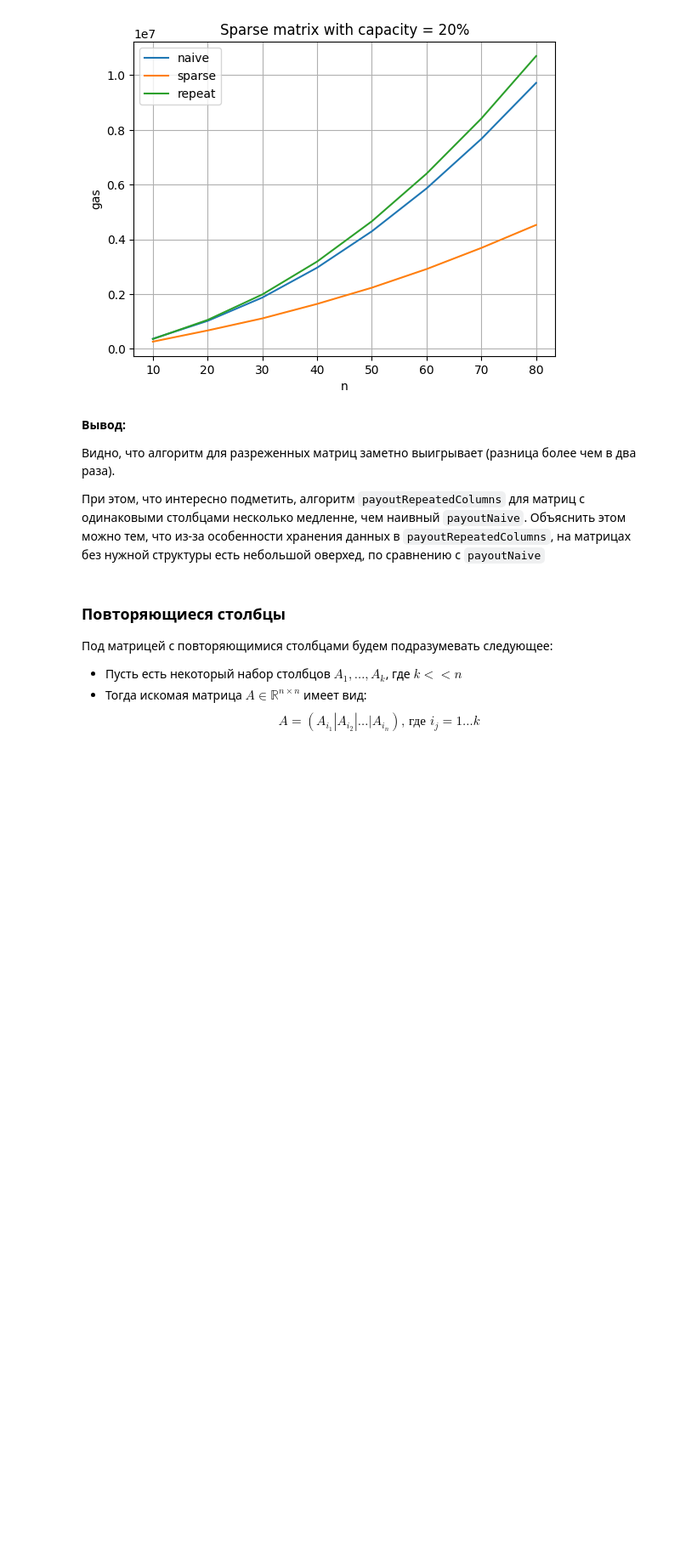
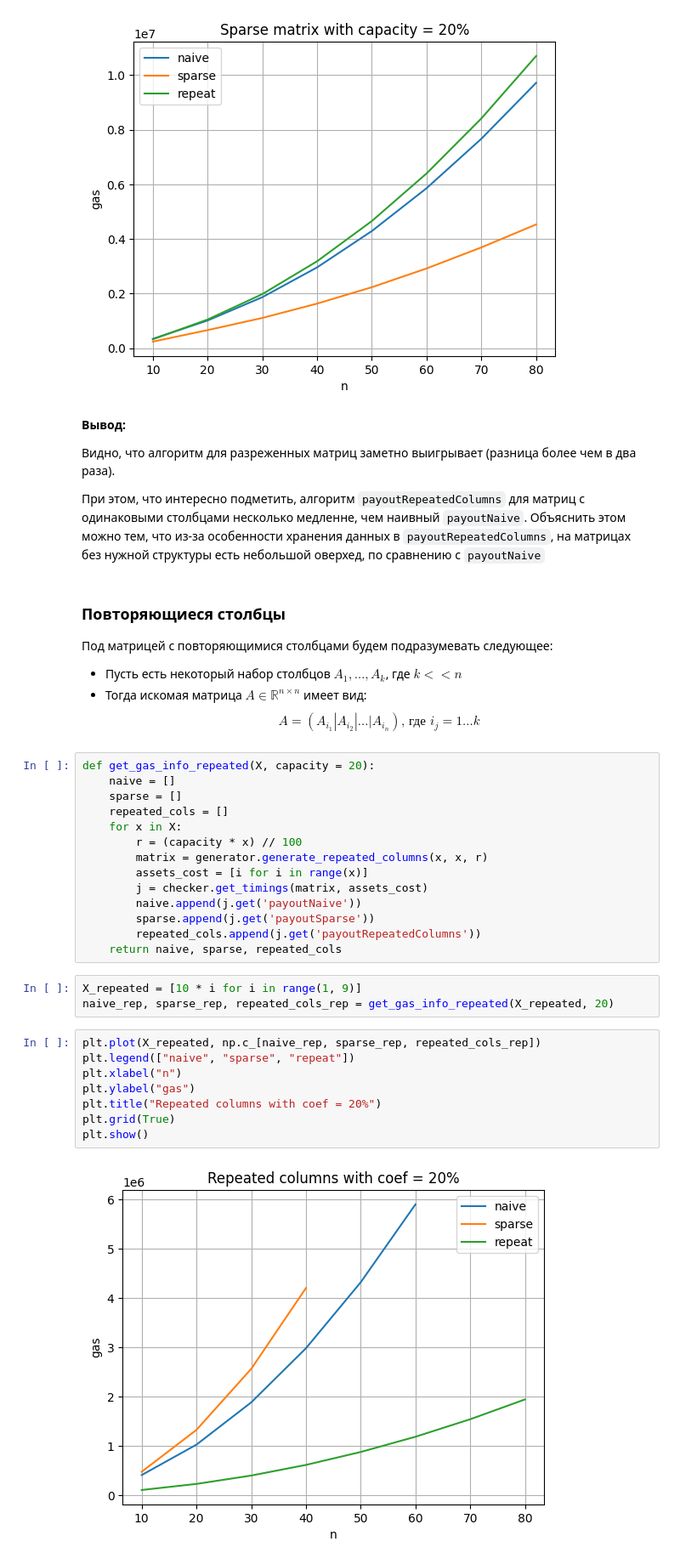
Before and after one commit to maximshuklin/Gas-Optimization, a Jupyter notebook: test_timings.ipynb, the cells around one changed output. Shown at 85% size. Drawn from its saved outputs; the diff is of its cells as text; blank space fills up the shorter version.

```diff
--- a/test_timings.ipynb
+++ b/test_timings.ipynb
@@ -158,3 +158,30 @@ plt.show()
 $$
 A = \left( A_{i_1} | A_{i_2} | \ldots | A_{i_n} \right) \text{, где } i_j = 1 \ldots k
 $$
+# %%
+def get_gas_info_repeated(X, capacity = 20):
+    naive = []
+    sparse = []
+    repeated_cols = []
+    for x in X:
+        r = (capacity * x) // 100
+        matrix = generator.generate_repeated_columns(x, x, r)
+        assets_cost = [i for i in range(x)]
+        j = checker.get_timings(matrix, assets_cost)
+        naive.append(j.get('payoutNaive'))
+        sparse.append(j.get('payoutSparse'))
+        repeated_cols.append(j.get('payoutRepeatedColumns'))
+    return naive, sparse, repeated_cols
+# %%
+X_repeated = [10 * i for i in range(1, 9)]
+naive_rep, sparse_rep, repeated_cols_rep = get_gas_info_repeated(X_repeated, 20)
+# %%
+plt.plot(X_repeated, np.c_[naive_rep, sparse_rep, repeated_cols_rep])
+plt.legend(["naive", "sparse", "repeat"])
+plt.xlabel("n")
+plt.ylabel("gas")
+plt.title("Repeated columns with coef = 20%")
+plt.grid(True)
+plt.show()
+# %% [output]
+[figure, added]
```
Also changed, not shown: parts of 2 cells of this notebook, 5 other files.
